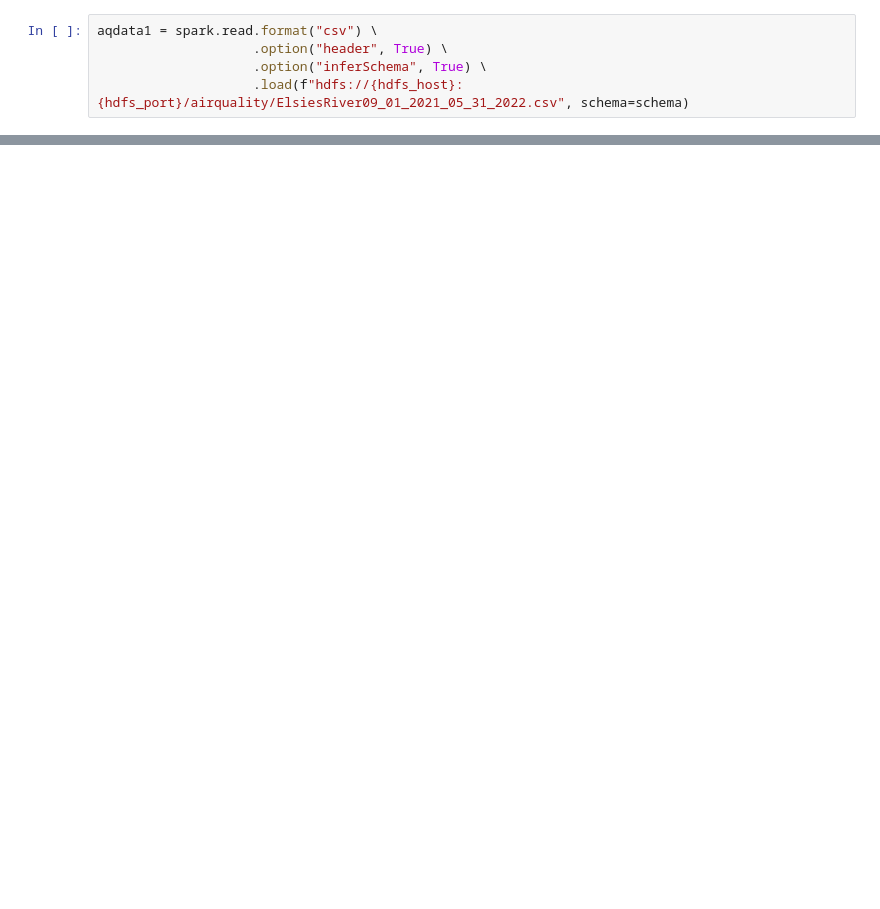
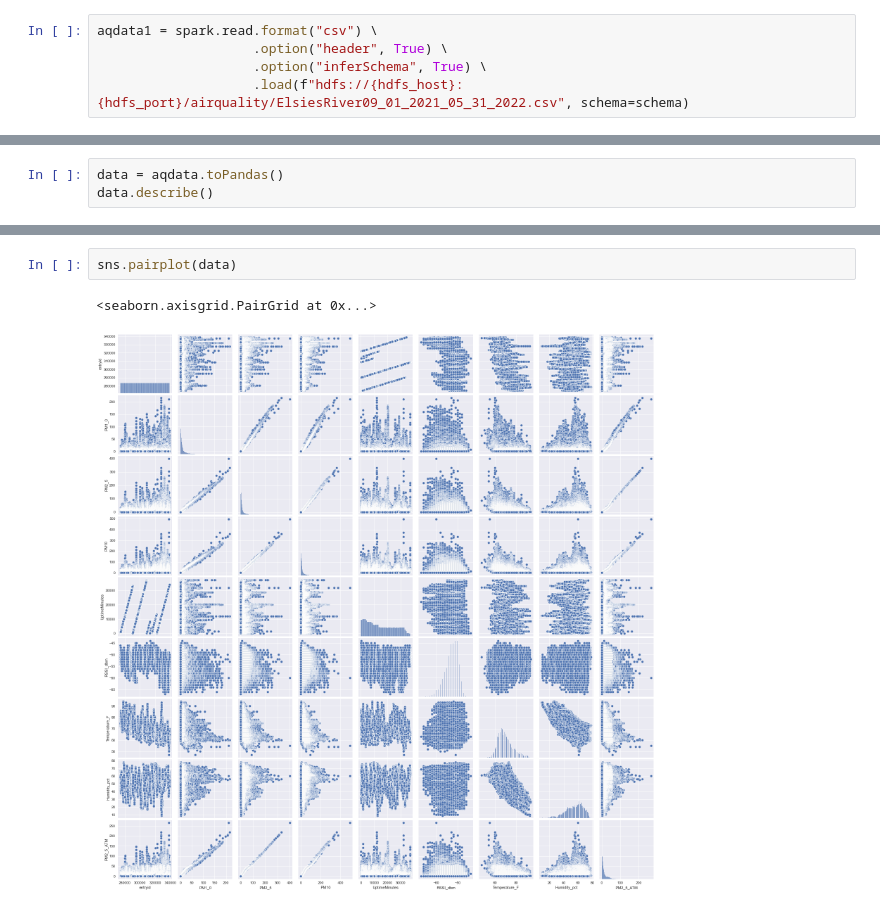
Before and after one commit to TakudzwaMzembegwa/BDE, a Jupyter notebook: dataAnalysis.ipynb, the cells around one changed output, grey strips where cells are left out. Saved outputs shown, nothing was run; the diff lists cells and outputs as text; blank space fills up the shorter version.

```diff
--- a/dataAnalysis.ipynb
+++ b/dataAnalysis.ipynb
@@ -94,0 +182,3 @@ pmmaxdate.show()
+# %%
+data = aqdata.toPandas()
+data.describe()
@@ -133,0 +287,5 @@ aqdata4.plot(x='Date',y='measured_pm10_average',ylim=(0,100))
+# %%
+sns.pairplot(data)
+# %% [output]
+<seaborn.axisgrid.PairGrid at 0x...>
+[figure, added]
```
Also changed, not shown: parts of 29 cells of this notebook.
